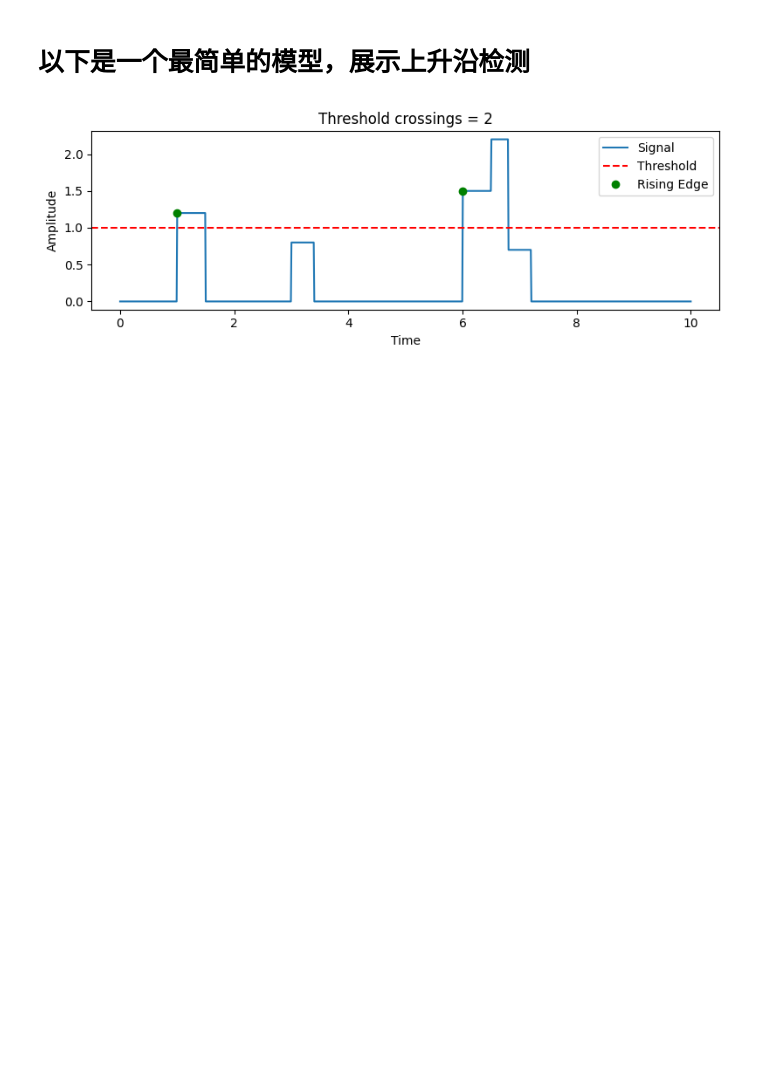
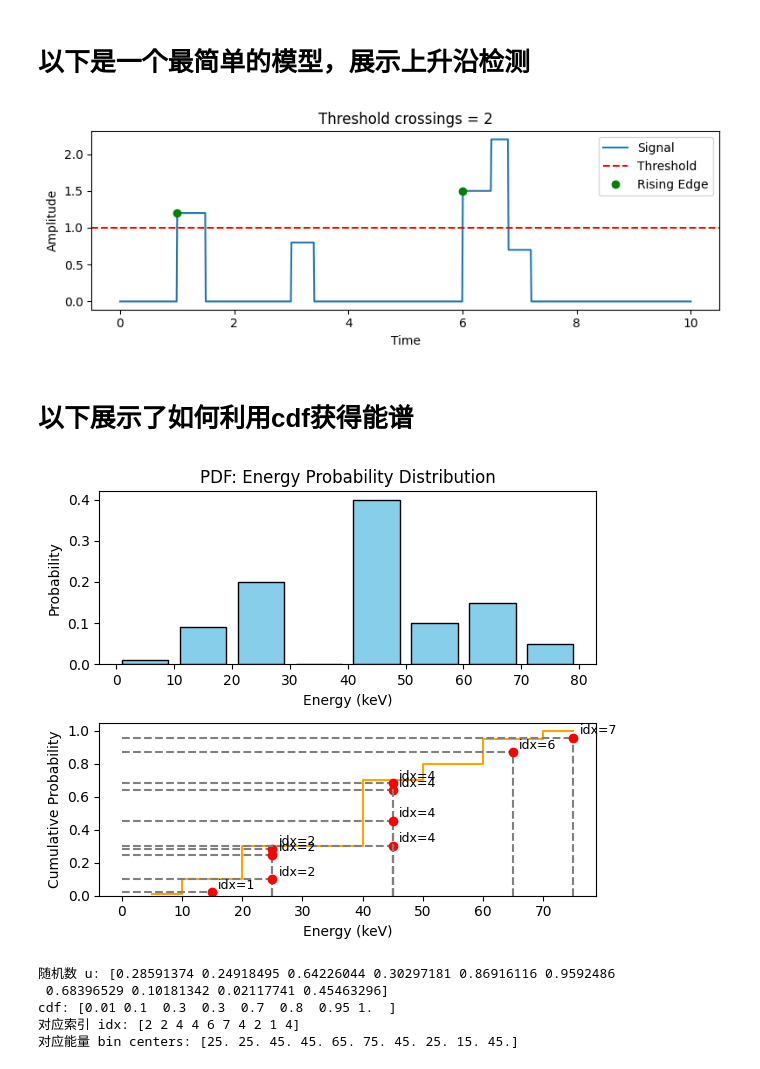
Before and after one commit to lifei-china/PhotonDetector, a Jupyter notebook: poisson_signal_generator_toymodel.ipynb, the cells around one changed output. Cells and saved outputs as stored; diff of their text form; code cells hidden in the pictures; blank space fills up the shorter version.

```diff
--- a/poisson_signal_generator_toymodel.ipynb
+++ b/poisson_signal_generator_toymodel.ipynb
@@ -41,3 +41,61 @@ plt.tight_layout()
 plt.show()
 # %% [output]
 [figure]
+# %% [markdown]
+# 以下展示了如何利用cdf获得能谱
+# %%
+import numpy as np
+import matplotlib.pyplot as plt
+
+# ==== 假设的能量 bins 与对应概率 ====
+bins = np.array([0,   10,   20,  30, 40,  50,    60,   70, 80])  # keV
+pdf = np.array([0.01, 0.09, 0.2, 0,  0.4, 0.1, 0.15, 0.05])  # 每个区间的相对概率
+
+# 归一化
+pdf = pdf / pdf.sum()
+
+# 计算累积分布函数（CDF）
+cdf = np.cumsum(pdf)
+bin_centers = (bins[:-1] + bins[1:]) / 2
+
+# ==== 画图 ====
+fig, ax = plt.subplots(2, 1, figsize=(6, 5))
+
+# 上图：PDF（概率密度）
+ax[0].bar(bin_centers, pdf, width=8, color='skyblue', edgecolor='k')
+ax[0].set_title('PDF: Energy Probability Distribution')
+ax[0].set_xlabel('Energy (keV)')
+ax[0].set_ylabel('Probability')
+
+# 下图：CDF（累积分布函数）
+ax[1].step(bin_centers, cdf, where='mid', color='orange', label='CDF')
+ax[1].set_xlabel('Energy (keV)')
+ax[1].set_ylabel('Cumulative Probability')
+ax[1].set_ylim(0, 1.05)
+
+# 示意几个随机数 u
+# u = np.array([0.05, 0.75, 0.25, 0.55, 0.85])
+u = np.random.rand(10)
+idx = np.searchsorted(cdf, u)
+
+# 在CDF图上画出这些随机数与对应能量区间
+for ui, i in zip(u, idx):
+    ax[1].hlines(ui, 0, bin_centers[i], color='gray', linestyle='--')
+    ax[1].vlines(bin_centers[i], 0, ui, color='gray', linestyle='--')
+    ax[1].plot(bin_centers[i], ui, 'ro')
+    ax[1].text(bin_centers[i]+1, ui+0.02, f'idx={i}', fontsize=9)
+
+plt.tight_layout()
+plt.show()
+
+print("随机数 u:", u)
+print("cdf:", cdf)
+print("对应索引 idx:", idx)
+print("对应能量 bin centers:", bin_centers[idx])
+# %% [output]
+[figure, added]
+随机数 u: [0.28591374 0.24918495 0.64226044 0.30297181 0.86916116 0.9592486
+ 0.68396529 0.10181342 0.02117741 0.45463296]
+cdf: [0.01 0.1  0.3  0.3  0.7  0.8  0.95 1.  ]
+对应索引 idx: [2 2 4 4 6 7 4 2 1 4]
+对应能量 bin centers: [25. 25. 45. 45. 65. 75. 45. 25. 15. 45.]
```
Also changed, not shown: 3 other files.
